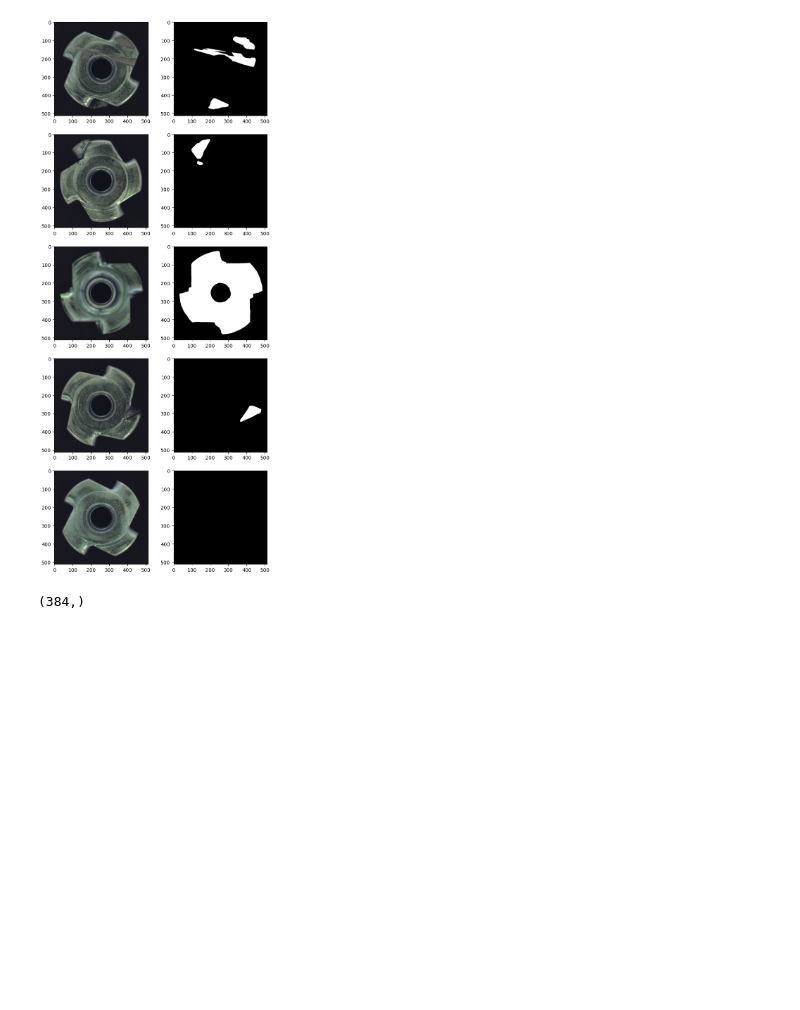
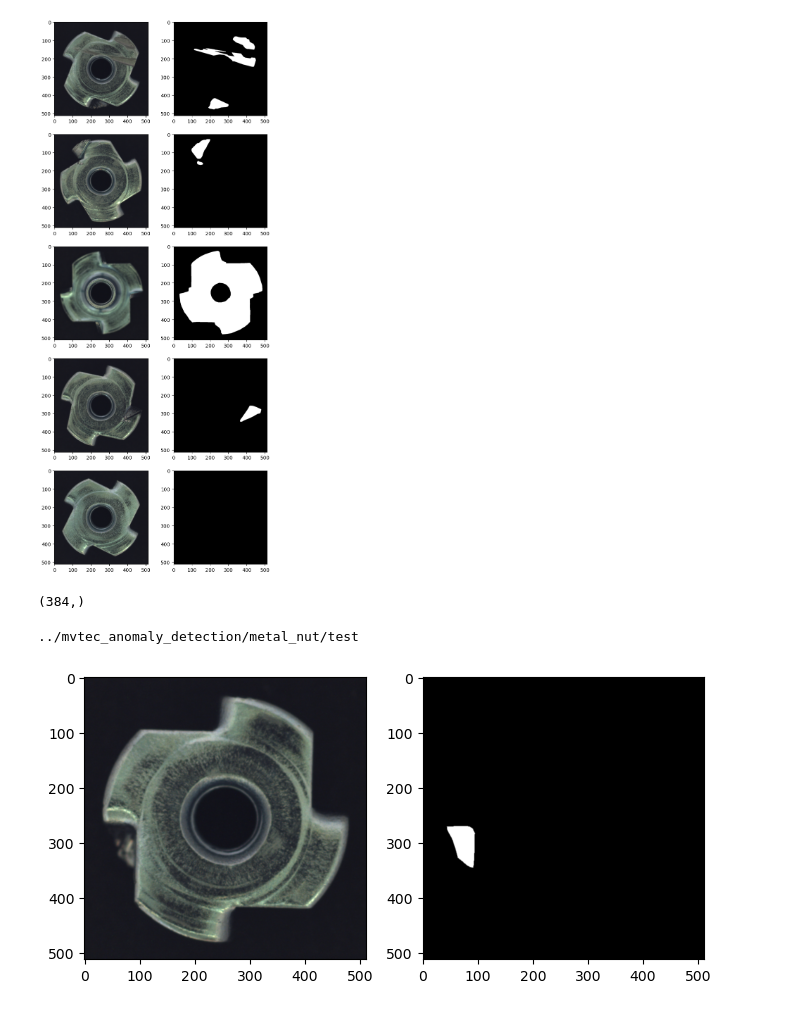
Before and after one commit to MrJuses/ZeroShot_Anomaly_Detection_using_Vision_Foundation_Models, a Jupyter notebook: DINOv3-AD/ZeroShot.ipynb, the cells around one changed output. Drawn from its saved outputs; the diff is of its cells as text; code cells hidden in the pictures; blank space fills up the shorter version.

Commit message:
Data sample extraction class with example in notebook

```diff
--- a/DINOv3-AD/ZeroShot.ipynb
+++ b/DINOv3-AD/ZeroShot.ipynb
@@ -114,3 +114,19 @@ all_embeddings = np.vstack(all_embeddings)
 all_embeddings[0].shape
 # %% [output]
 (384,)
+# %%
+import DataHandler
+
+sample = DataHandler.DataSampler.get_sample_from_registry("mvtec", "metal_nut")
+
+fig, ax = plt.subplots(1,2, figsize=(8,4))
+
+image = sample['image']
+mask = sample['mask']
+
+ax[0].imshow(image.permute(1,2,0).cpu())
+ax[1].imshow(mask.squeeze().cpu(), cmap='gray')
+plt.show()
+# %% [output]
+../mvtec_anomaly_detection/metal_nut/test
+[figure, added]
```
Also changed, not shown: parts of 1 cell of this notebook, 1 other file.
